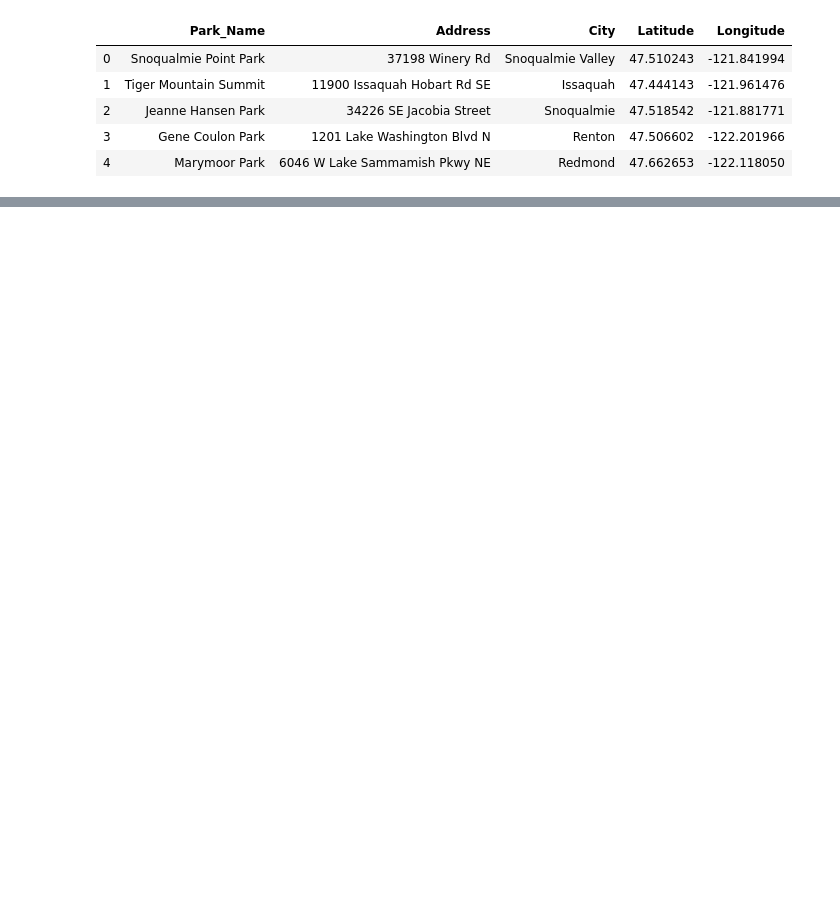
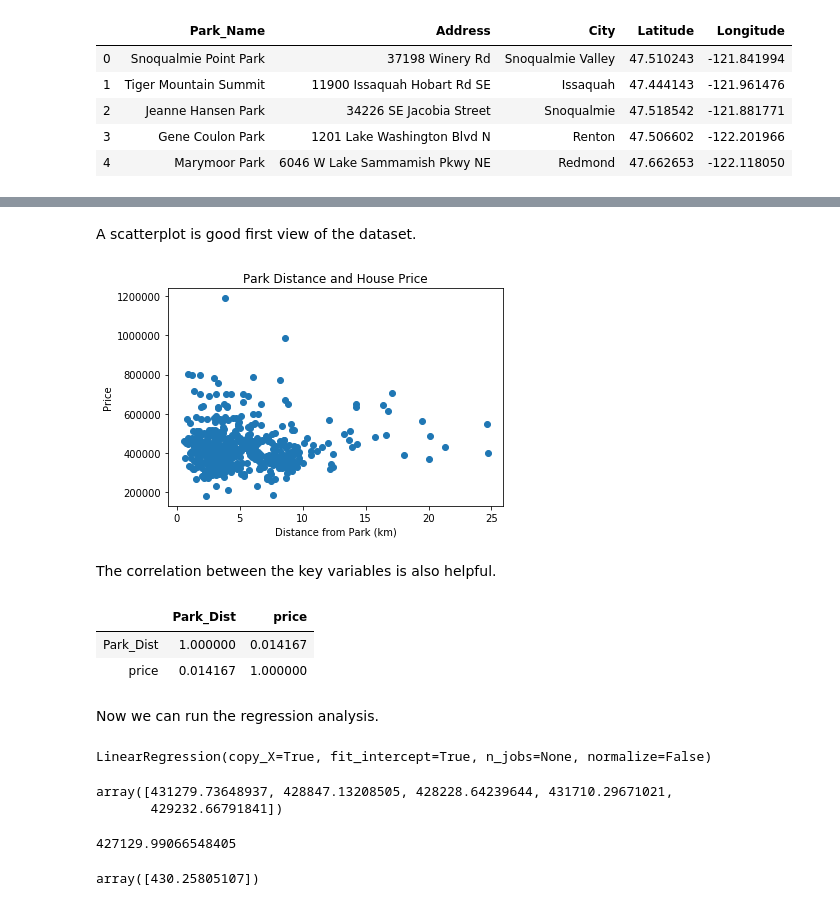
Before and after one commit to nmease/House-Prices-and-Parks, a Jupyter notebook: Housing Prices and Parks.ipynb, the cells around one changed output, grey strips where cells are left out. Cells and saved outputs as stored; diff of their text form; code cells hidden in the pictures; blank space fills up the shorter version.

```diff
--- a/Housing Prices and Parks.ipynb
+++ b/Housing Prices and Parks.ipynb
@@ -141,0 +265,7 @@ df_parks.head()
+# %%
+df_stlax = df_stlhouse[df_stlhouse['zipcode'].isin(zcodes)]
+df_stlax['sqft_living'] = pd.to_numeric(df_stlax['sqft_living'], errors='coerce')
+df_stlax.dropna(subset=['sqft_living'], axis=0, inplace = True)
+df_stlax = df_stlax[df_stlax['sqft_living']>1800]
+df_stla = df_stlax[df_stlax['sqft_living']<2100]
+df_stla
@@ -141,0 +299,15 @@ df_parks.head()
+# %%
+#getting the distance from each house to the selected parks
+import geopy.distance
+
+parkdist = list()
+for hcx, hcy, hid in zip(df_stla['lat'], df_stla['long'], df_stla['id']):
+    mindist = 100
+    for pcx, pcy, pn in zip(df_parks['Latitude'], df_parks['Longitude'], df_parks['Park_Name']):
+        coords_1 = (hcx, hcy)
+        coords_2 = (pcx, pcy)
+        x = geopy.distance.distance(coords_1, coords_2).km
+        if x < mindist:
+            mindist = x
+    parkdist.append(mindist)
+parkdist
@@ -141,0 +334,3 @@ df_parks.head()
+# %%
+df_stla['Park_Dist'] = parkdist
+df_stla.head()
@@ -141,0 +350,4 @@ df_parks.head()
+# %%
+df_stlpd = df_stla[['id','price','sqft_living','zipcode','lat','long','Park_Dist']]
+df_stlpd.reset_index(drop=True,inplace=True)
+df_stlpd.head()
@@ -141,0 +373,43 @@ df_parks.head()
+# %% [markdown]
+A scatterplot is good first view of the dataset.
+# %%
+import matplotlib.pyplot as plt
+plt.scatter(df_stlpd['Park_Dist'], df_stlpd['price'])
+plt.xlabel('Distance from Park (km)')
+plt.ylabel('Price')
+plt.title('Park Distance and House Price')
+plt.show()
+# %% [output]
+[figure, added]
+# %% [markdown]
+The correlation between the key variables is also helpful.
+# %%
+df_stlpd[['Park_Dist','price']].corr()
+# %% [output]
+|  | Park_Dist | price |
+| Park_Dist | 1.000000 | 0.014167 |
+| price | 0.014167 | 1.000000 |
+# %% [markdown]
+Now we can run the regression analysis.
+# %%
+from sklearn.linear_model import LinearRegression
+lm = LinearRegression()
+X = df_stlpd[['Park_Dist']]
+Y = df_stlpd['price']
+lm.fit(X,Y)
+# %% [output]
+LinearRegression(copy_X=True, fit_intercept=True, n_jobs=None, normalize=False)
+# %%
+Yhat=lm.predict(X)
+Yhat[0:5]
+# %% [output]
+array([431279.73648937, 428847.13208505, 428228.64239644, 431710.29671021,
+       429232.66791841])
+# %%
+lm.intercept_
+# %% [output]
+427129.99066548405
+# %%
+lm.coef_
+# %% [output]
+array([430.25805107])
```
Also changed, not shown: parts of 30 cells of this notebook, 2 other files.
